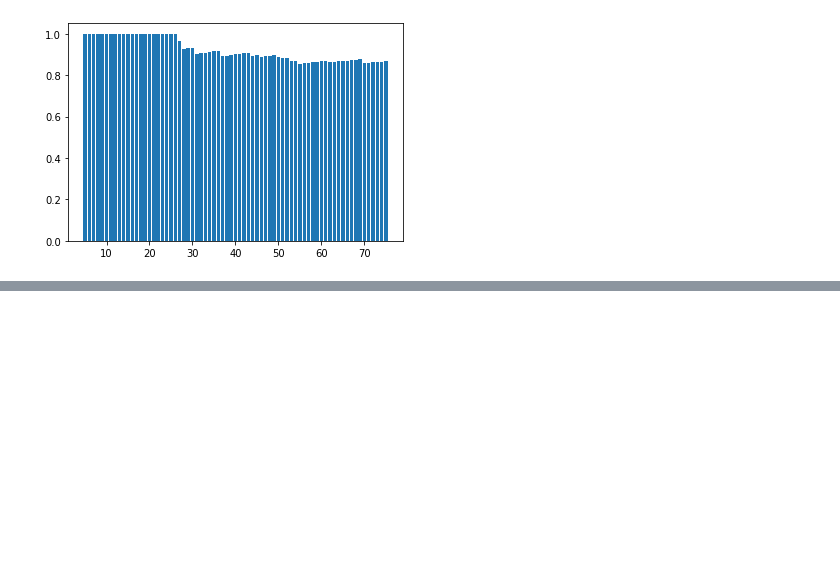
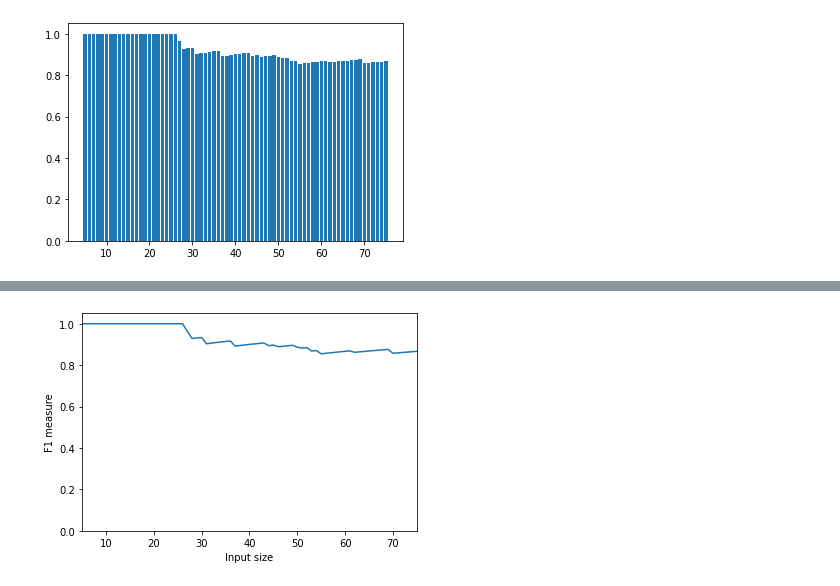
Before and after one commit to Progetto-Agiw/Page-Linkage, a Jupyter notebook: jaccard-similiarity/grafici-recall-precision.ipynb, the cells around one changed output, grey strips where cells are left out. Cells and saved outputs as stored; diff of their text form; code cells hidden in the pictures; blank space fills up the shorter version.

Commit message:
:sparkles: aggiunge grafico che misura prestazioni in base alla variazione dell'input size

```diff
--- a/jaccard-similiarity/grafici-recall-precision.ipynb
+++ b/jaccard-similiarity/grafici-recall-precision.ipynb
@@ -149,0 +158,8 @@ plt.bar(inputs, f1_values)
+# %%
+plt.plot(inputs, f1_values)
+plt.xlabel("Input size")
+plt.ylabel("F1 measure")
+plt.axis([5, 75, 0, 1.05])
+plt.show()
+# %% [output]
+[figure, added]
```
Also changed, not shown: parts of 2 cells of this notebook.
